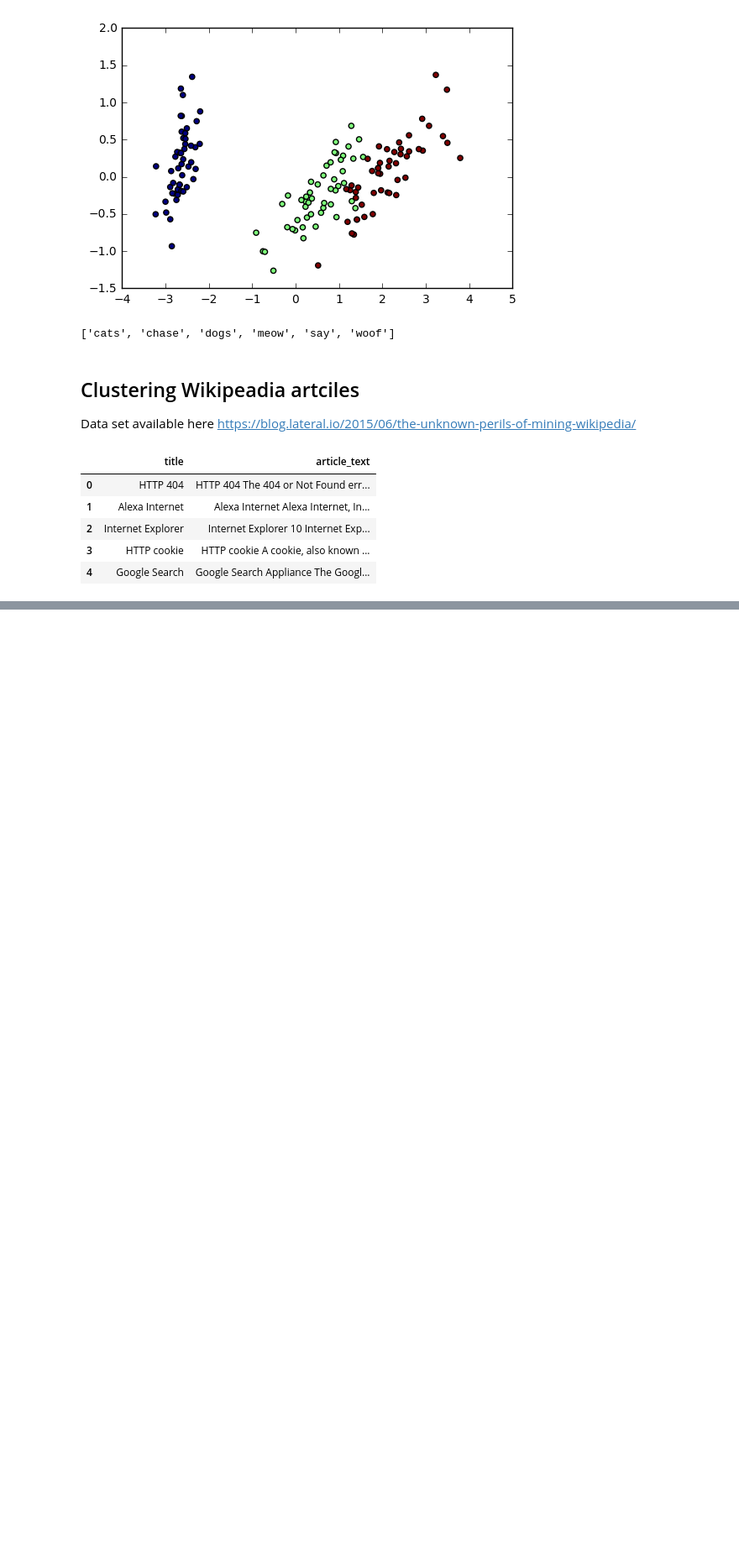
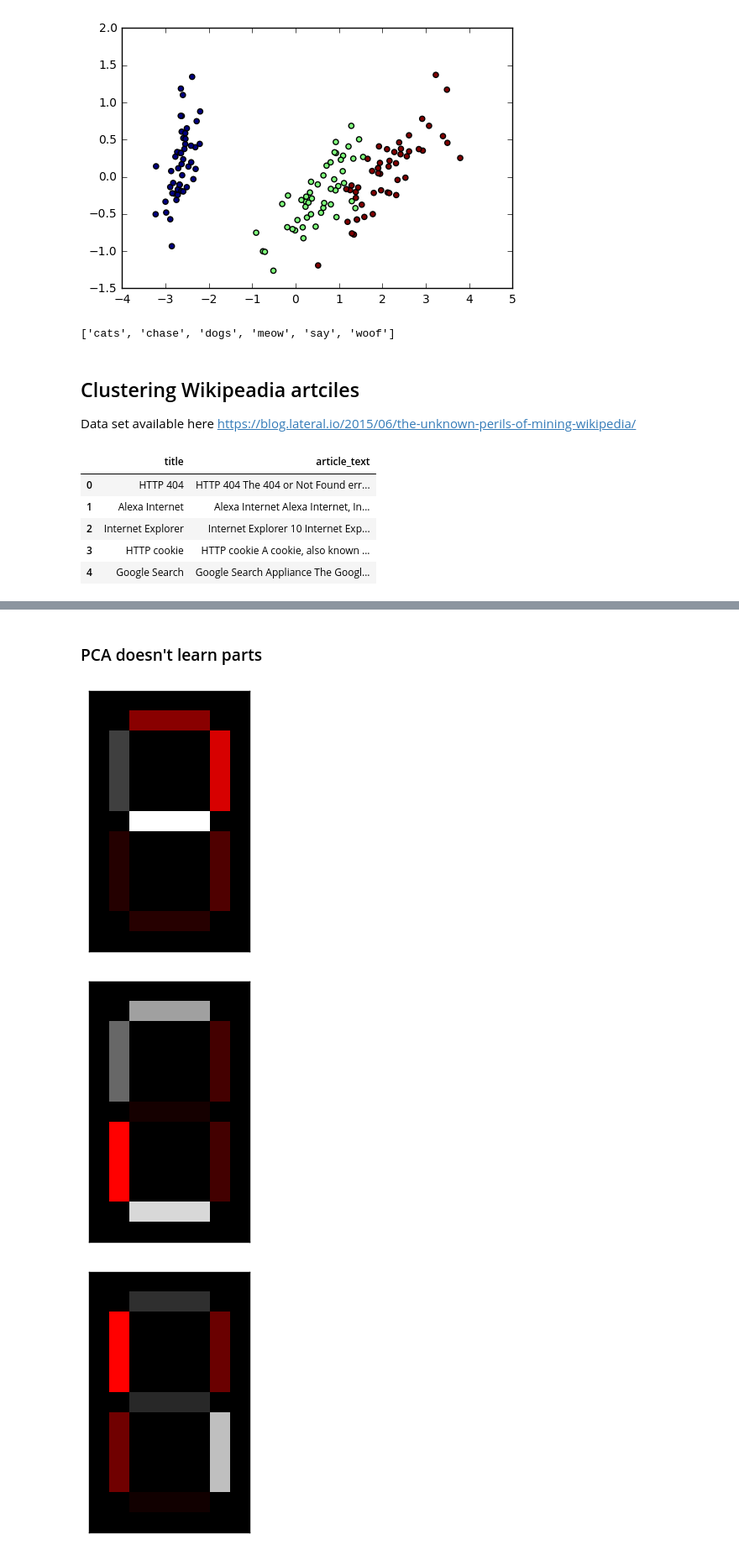
Before and after one commit to hzitoun/datacamp-machine-learning-with-scikit-learn, a Jupyter notebook: 2_unsupervised-learning-with-sickitlearn/Unsupervised-learning with Scikit-learn.ipynb, the cells around one changed output, grey strips where cells are left out. Shown: that part at 84% size. Saved outputs shown, nothing was run; the diff lists cells and outputs as text; code cells hidden in the pictures; blank space fills up the shorter version.

```diff
--- a/2_unsupervised-learning-with-sickitlearn/Unsupervised-learning with Scikit-learn.ipynb
+++ b/2_unsupervised-learning-with-sickitlearn/Unsupervised-learning with Scikit-learn.ipynb
@@ -467,0 +592,12 @@ print(df.sort_values('labels'))
+# %% [markdown]
+### PCA doesn't learn parts
+# %%
+from sklearn.decomposition import PCA
+model = PCA(n_components=7)
+features = model.fit_transform(samples)
+for component in model.components_:
+    show_as_image(component)
+# %% [output]
+[figure, added]
+[figure, added]
+[figure, added]
```
Also changed, not shown: parts of 14 cells of this notebook, 2 other files.
